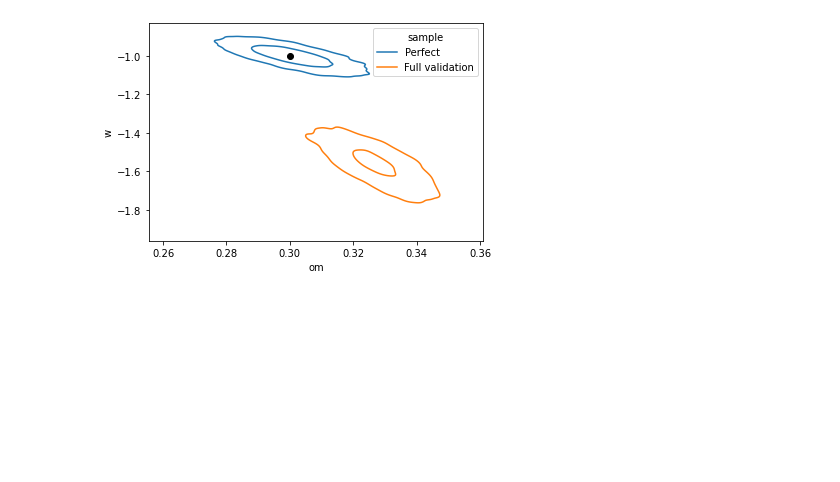
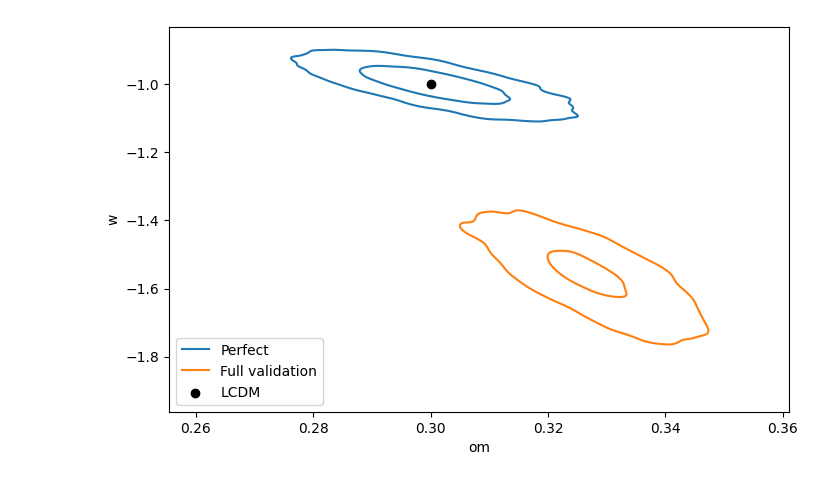
Before and after one commit to COINtoolbox/RESSPECT_pipeline_demo, a Jupyter notebook: plots/2d_cosmo.ipynb, the cells around one changed output. Saved outputs shown, nothing was run; the diff lists cells and outputs as text; code cells hidden in the pictures; blank space fills up the shorter version.

Commit message:
add lcdm to legend, place legend in correct place

```diff
--- a/plots/2d_cosmo.ipynb
+++ b/plots/2d_cosmo.ipynb
@@ -13,8 +13,18 @@ data_val['sample'] = 'Full validation'
 
 data = pd.concat([data_perf, data_val], ignore_index=True)
 # %%
-sns.kdeplot(data=data, x="om", y="w", levels=3, hue='sample')
-plt.scatter(0.3, -1, marker='o', color='black')
+_, ax = plt.subplots(figsize=(8, 5))
+
+
+g = sns.kdeplot(data=data, x="om", y="w", levels=3, hue='sample', ax=ax)
+p = ax.scatter(0.3, -1, marker='o', color='black', label='LCDM')
+
+extra_legend_elements = [p]
+handles = ax.legend_.legend_handles
+
+for h, t in zip(handles, ax.legend_.texts):
+    h.set_label(t.get_text())  # assign the legend labels to the handles
+ax.legend(handles=handles + extra_legend_elements, loc="lower left")
 plt.show()
 # %% [output]
-[figure, old version]
+[figure, new version]
```
